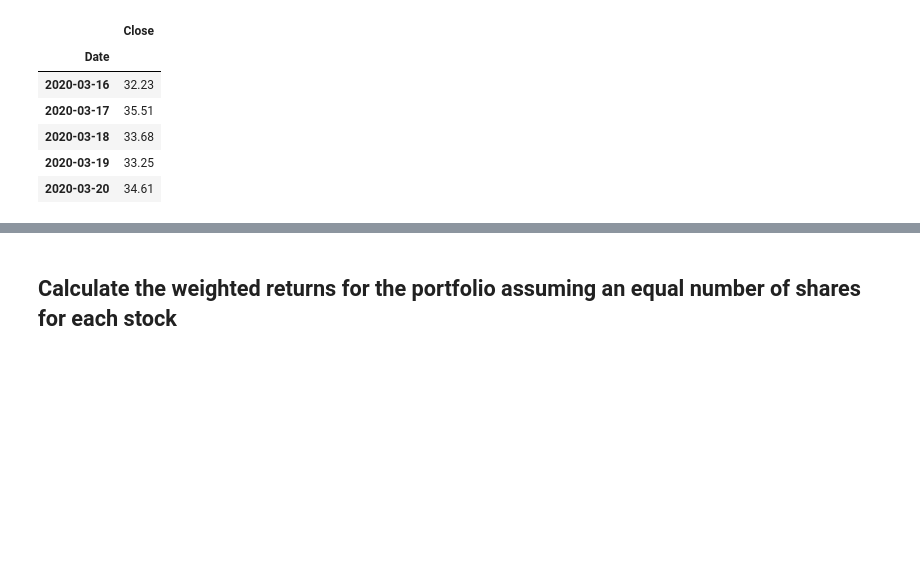
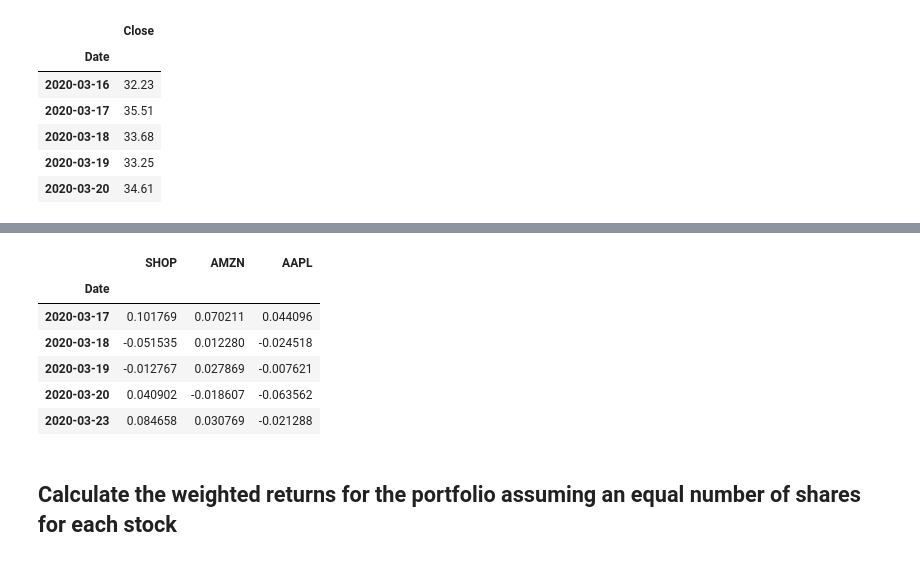
Before and after one commit to ngracan/Python-Challenge-2, a Jupyter notebook: Code/whale_analysis.ipynb, the cells around one changed output, grey strips where cells are left out. Saved outputs shown, nothing was run; the diff lists cells and outputs as text; code cells hidden in the pictures; blank space fills up the shorter version.

```diff
--- a/Code/whale_analysis.ipynb
+++ b/Code/whale_analysis.ipynb
@@ -408,9 +449,20 @@ FileNotFoundError: [Errno 2] No such file or directory: 'Resources/price_history
 # %%
 # Calculate daily returns
+combined_stocks_daily_returns_df = combined_stocks_df.pct_change()
+combined_stocks_daily_returns_df
 
 # Drop NAs
-
+combined_stocks_daily_returns_df.dropna(inplace=True)
 # Display sample data
+combined_stocks_daily_returns_df.head()
+# %% [output]
+|  | SHOP | AMZN | AAPL |
+| Date |  |  |  |
+| 2020-03-17 | 0.101769 | 0.070211 | 0.044096 |
+| 2020-03-18 | -0.051535 | 0.012280 | -0.024518 |
+| 2020-03-19 | -0.012767 | 0.027869 | -0.007621 |
+| 2020-03-20 | 0.040902 | -0.018607 | -0.063562 |
+| 2020-03-23 | 0.084658 | 0.030769 | -0.021288 |
 # %% [markdown]
 ## Calculate the weighted returns for the portfolio assuming an equal number of shares for each stock
 # %%
```
Also changed, not shown: parts of 5 cells of this notebook, 2 other files.
